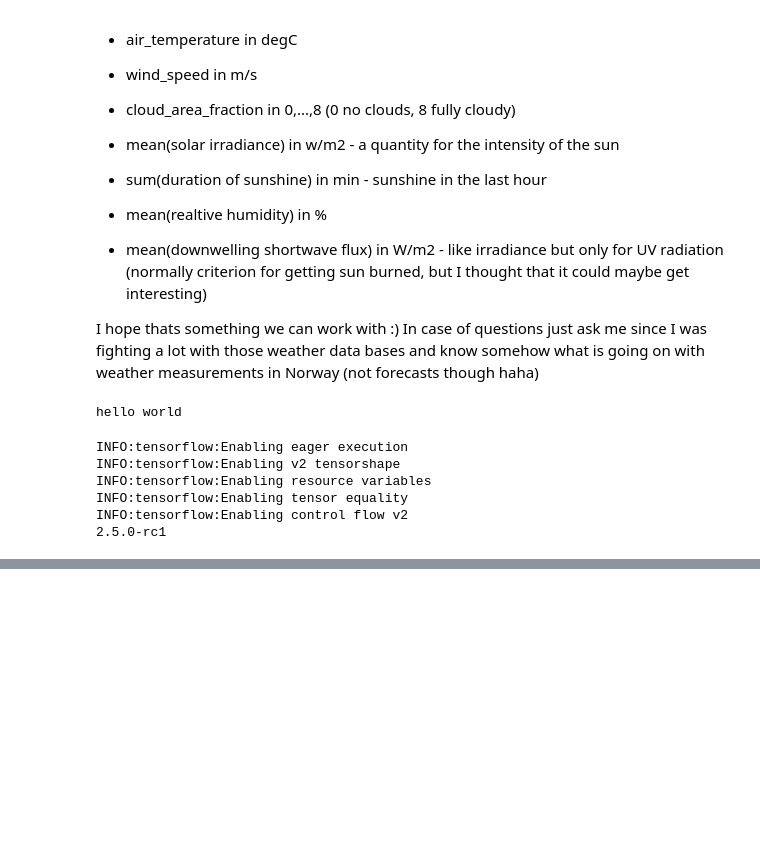
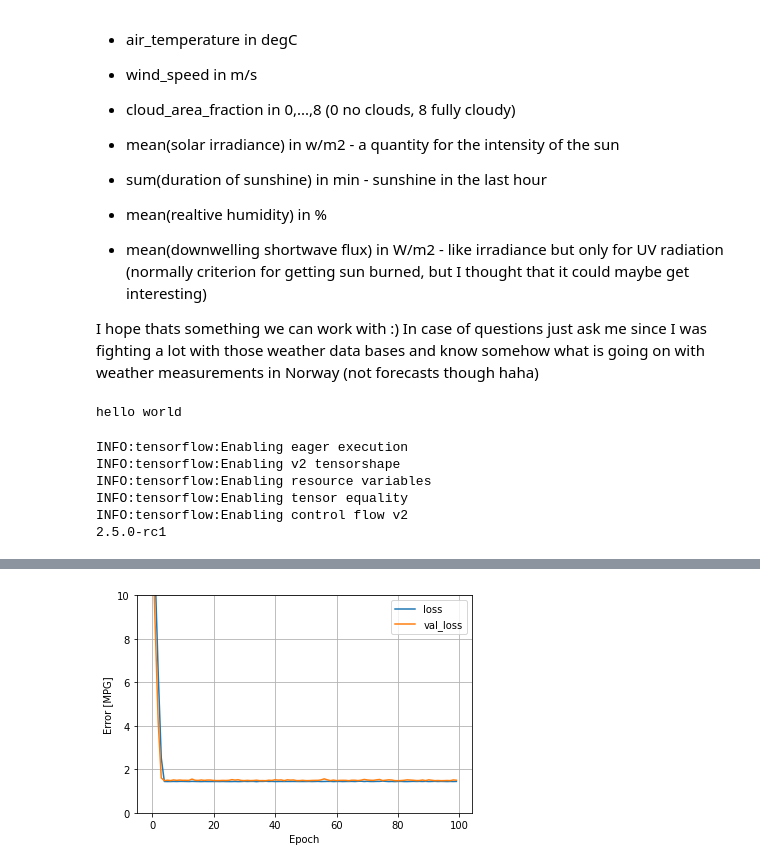
Before and after one commit to FlorianBeiser/MA8701, a Jupyter notebook: P3/P3.ipynb, the cells around one changed output, grey strips where cells are left out. Saved outputs shown, nothing was run; the diff lists cells and outputs as text; code cells hidden in the pictures; blank space fills up the shorter version.

Commit message:
finished deep learning

```diff
--- a/P3/P3.ipynb
+++ b/P3/P3.ipynb
@@ -85,0 +106,10 @@ sns.pairplot(train_dataset[['water_temp', 'air_temp4']], diag_kind='kde')
+# %%
+train_dataset.describe().transpose()
+
+train_features = train_dataset.copy()
+test_features = test_dataset.copy()
+
+train_labels = train_features.pop('water_temp')
+test_labels = test_features.pop('water_temp')
+
+train_dataset.describe().transpose()
@@ -85,0 +148,13 @@ sns.pairplot(train_dataset[['water_temp', 'air_temp4']], diag_kind='kde')
+# %%
+# start with one variable
+air_temp1 = train_features['air_temp1']
+air_temp1_normalizer = preprocessing.Normalization(input_shape=[1, ])
+air_temp1_normalizer.adapt(air_temp1)
+
+air_temp1_model = tf.keras.Sequential([air_temp1_normalizer, layers.Dense(units = 1)])
+air_temp1_model.summary()
+air_temp1_model.predict(air_temp1[:10])
+
+air_temp1_model.compile(optimizer=tf.optimizers.Adam(learning_rate=0.1), loss = "mean_absolute_error")
+history = air_temp1_model.fit(np.array(train_features['air_temp1']).astype(np.float), train_labels,
+                              epochs = 100, verbose = 0, validation_split=0.2)#%%
@@ -85,0 +175,18 @@ sns.pairplot(train_dataset[['water_temp', 'air_temp4']], diag_kind='kde')
+# %%
+# visualise the model's training progress
+hist = pd.DataFrame(history.history)
+hist['epoch'] = history.epoch
+hist.tail()
+
+def plot_loss(history):
+  plt.plot(history.history['loss'], label='loss')
+  plt.plot(history.history['val_loss'], label='val_loss')
+  plt.ylim([0, 10])
+  plt.xlabel('Epoch')
+  plt.ylabel('Error [MPG]')
+  plt.legend()
+  plt.grid(True)
+
+plot_loss(history)
+# %% [output]
+[figure, added]
```
Also changed, not shown: parts of 9 cells of this notebook.
